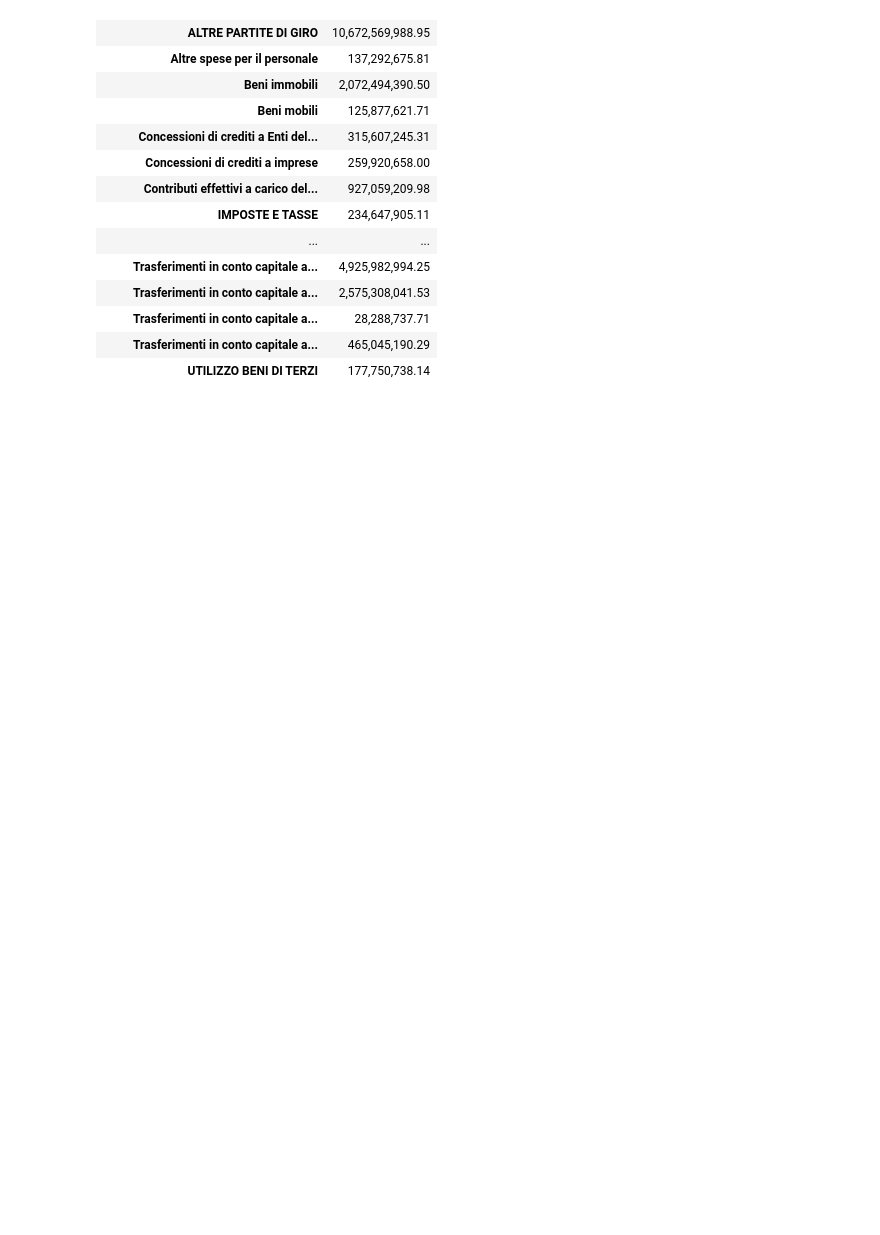
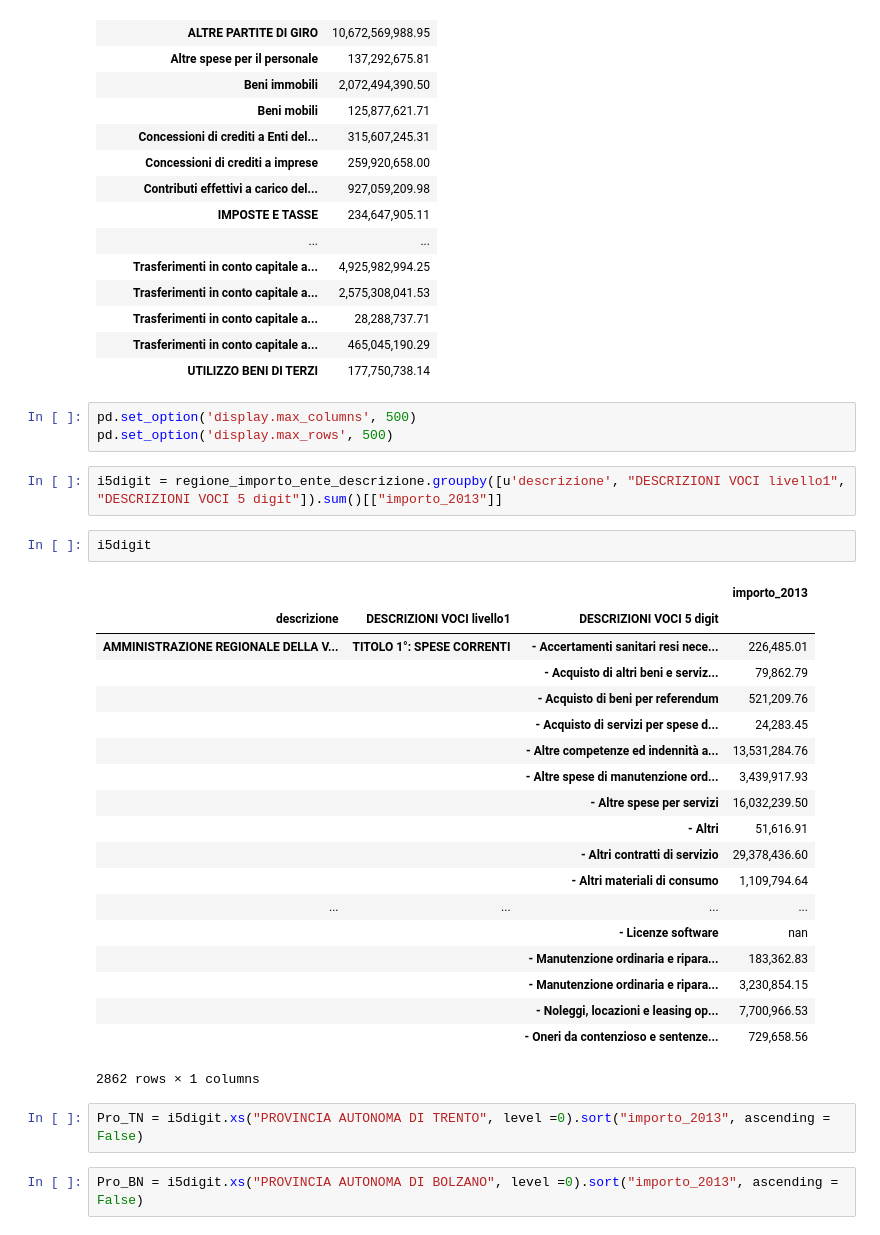
Before and after one commit to scarsellifi/normalizzazione-glossari-siope, a Jupyter notebook: glossari.ipynb, the cells around one changed output. Saved outputs shown, nothing was run; the diff lists cells and outputs as text; blank space fills up the shorter version.

```diff
--- a/glossari.ipynb
+++ b/glossari.ipynb
@@ -240,3 +260,34 @@ regione_importo_ente_descrizione.groupby("DESCRIZIONI VOCI livello3").sum()[["im
 | Trasferimenti in conto capitale a... | 28,288,737.71 |
 | Trasferimenti in conto capitale a... | 465,045,190.29 |
 | UTILIZZO BENI DI TERZI | 177,750,738.14 |
+# %%
+pd.set_option('display.max_columns', 500)
+pd.set_option('display.max_rows', 500)
+# %%
+i5digit = regione_importo_ente_descrizione.groupby([u'descrizione', "DESCRIZIONI VOCI livello1", "DESCRIZIONI VOCI 5 digit"]).sum()[["importo_2013"]]
+# %%
+i5digit
+# %% [output]
+|  |  |  | importo_2013 |
+| descrizione | DESCRIZIONI VOCI livello1 | DESCRIZIONI VOCI 5 digit |  |
+| AMMINISTRAZIONE REGIONALE DELLA V... | TITOLO 1°: SPESE CORRENTI | - Accertamenti sanitari resi nece... | 226,485.01 |
+|  |  | - Acquisto di altri beni e serviz... | 79,862.79 |
+|  |  | - Acquisto di beni per referendum | 521,209.76 |
+|  |  | - Acquisto di servizi per spese d... | 24,283.45 |
+|  |  | - Altre competenze ed indennità a... | 13,531,284.76 |
+|  |  | - Altre spese di manutenzione ord... | 3,439,917.93 |
+|  |  | - Altre spese per servizi | 16,032,239.50 |
+|  |  | - Altri | 51,616.91 |
+|  |  | - Altri contratti di servizio | 29,378,436.60 |
+|  |  | - Altri materiali di consumo | 1,109,794.64 |
+| ... | ... | ... | ... |
+|  |  | - Licenze software | nan |
+|  |  | - Manutenzione ordinaria e ripara... | 183,362.83 |
+|  |  | - Manutenzione ordinaria e ripara... | 3,230,854.15 |
+|  |  | - Noleggi, locazioni e leasing op... | 7,700,966.53 |
+|  |  | - Oneri da contenzioso e sentenze... | 729,658.56 |
+2862 rows × 1 columns
+# %%
+Pro_TN = i5digit.xs("PROVINCIA AUTONOMA DI TRENTO", level =0).sort("importo_2013", ascending = False)
+# %%
+Pro_BN = i5digit.xs("PROVINCIA AUTONOMA DI BOLZANO", level =0).sort("importo_2013", ascending = False)
```
Also changed, not shown: parts of 14 cells of this notebook, 3 other files.
